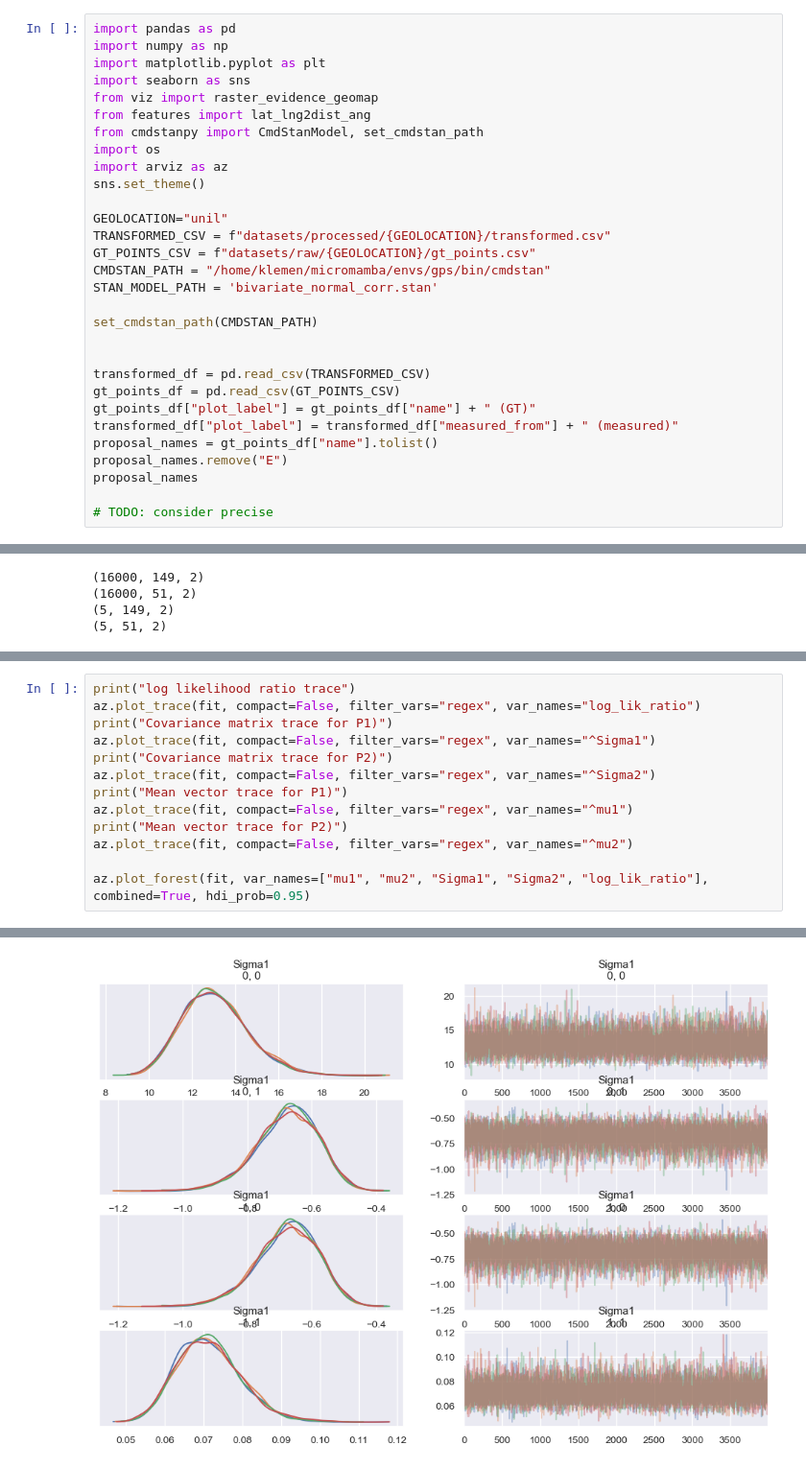
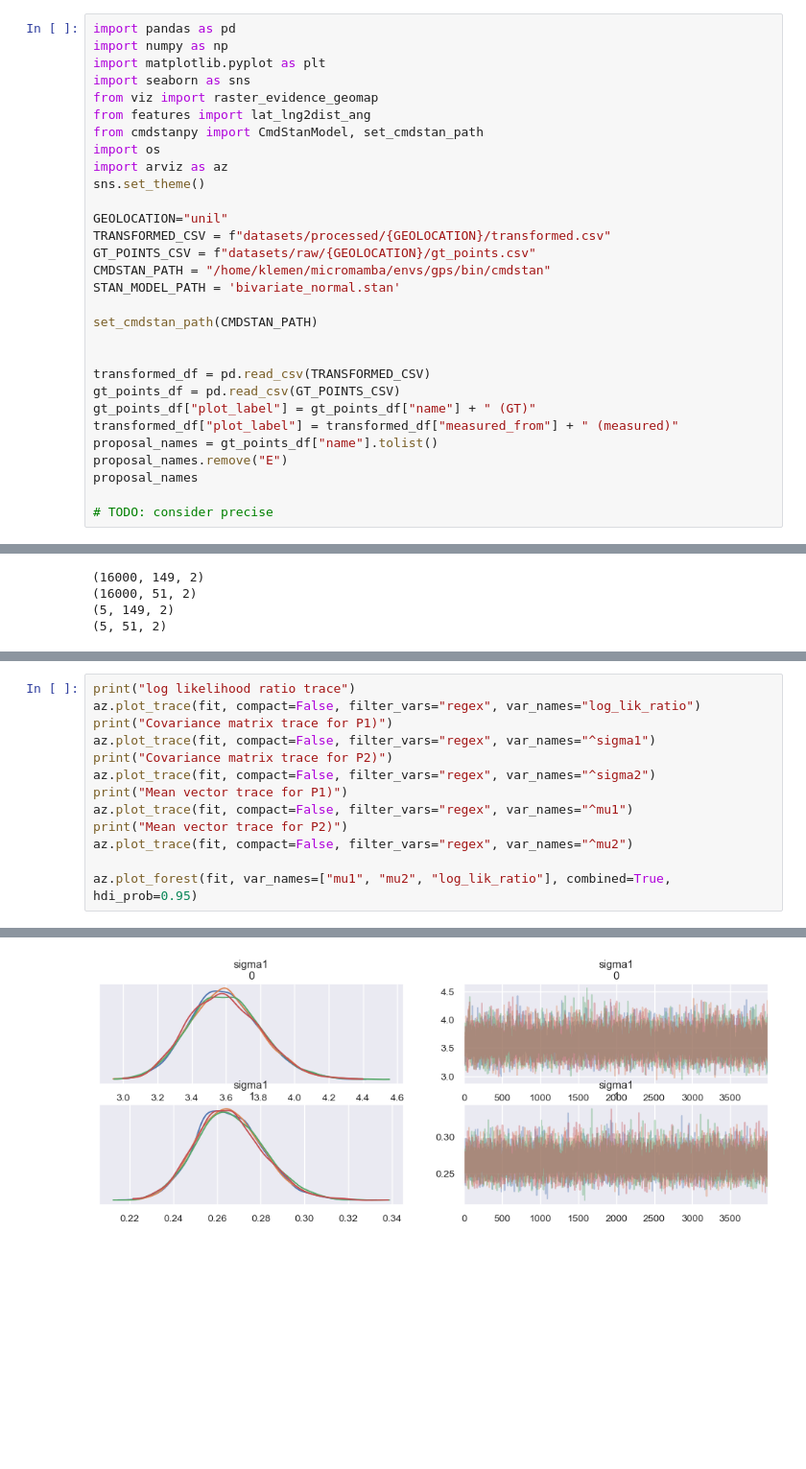
Before and after one commit to KlemenVovk/gps_evaluation, a Jupyter notebook: unil.ipynb, the cells around one changed output, grey strips where cells are left out. Shown at 96% size. Saved outputs shown, nothing was run; the diff lists cells and outputs as text; blank space fills up the shorter version.

Commit message:
Final models.

```diff
--- a/unil.ipynb
+++ b/unil.ipynb
@@ -14,7 +14,7 @@ GEOLOCATION="unil"
 TRANSFORMED_CSV = f"datasets/processed/{GEOLOCATION}/transformed.csv"
 GT_POINTS_CSV = f"datasets/raw/{GEOLOCATION}/gt_points.csv"
 CMDSTAN_PATH = "/home/klemen/micromamba/envs/gps/bin/cmdstan"
-STAN_MODEL_PATH = 'bivariate_normal_corr.stan'
+STAN_MODEL_PATH = 'bivariate_normal.stan'
 
 set_cmdstan_path(CMDSTAN_PATH)
 
@@ -272,15 +294,15 @@ array([[<Axes: title={'center': 'mu1\n0'}>,
 print("log likelihood ratio trace")
 az.plot_trace(fit, compact=False, filter_vars="regex", var_names="log_lik_ratio")
 print("Covariance matrix trace for P1)")
-az.plot_trace(fit, compact=False, filter_vars="regex", var_names="^Sigma1")
+az.plot_trace(fit, compact=False, filter_vars="regex", var_names="^sigma1")
 print("Covariance matrix trace for P2)")
-az.plot_trace(fit, compact=False, filter_vars="regex", var_names="^Sigma2")
+az.plot_trace(fit, compact=False, filter_vars="regex", var_names="^sigma2")
 print("Mean vector trace for P1)")
 az.plot_trace(fit, compact=False, filter_vars="regex", var_names="^mu1")
 print("Mean vector trace for P2)")
 az.plot_trace(fit, compact=False, filter_vars="regex", var_names="^mu2")
 
-az.plot_forest(fit, var_names=["mu1", "mu2", "Sigma1", "Sigma2", "log_lik_ratio"], combined=True, hdi_prob=0.95)
+az.plot_forest(fit, var_names=["mu1", "mu2", "log_lik_ratio"], combined=True, hdi_prob=0.95)
 # %% [output]
 log likelihood ratio trace
 Covariance matrix trace for P1)
@@ -292 +314 @@ array([<Axes: title={'center': '95.0% HDI'}>], dtype=object)
-[figure, old version]
+[figure, new version]
```
Also changed, not shown: parts of 7 cells of this notebook, 2 other files.
